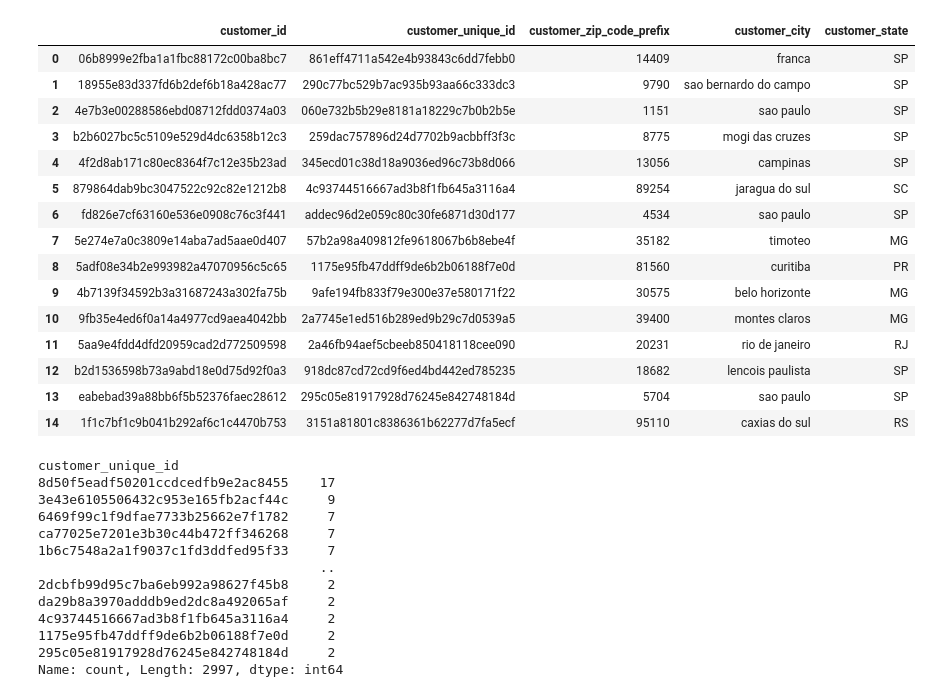
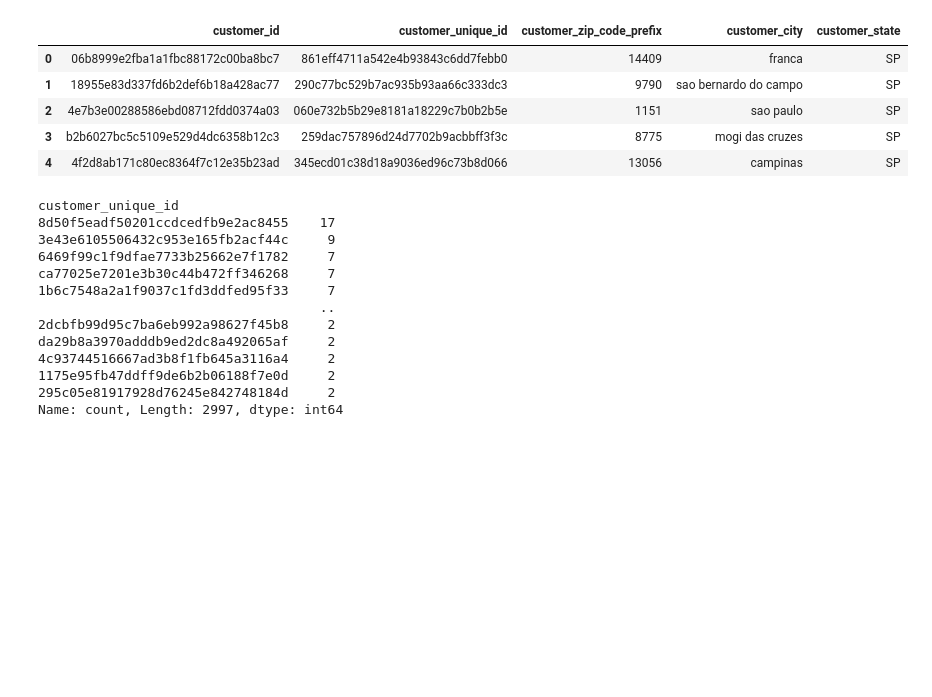
Before and after one commit to AnanyaKishore/da2402-project-ecom-analysis, a Jupyter notebook: data_analysis.ipynb, the cells around one changed output. Drawn from its saved outputs; the diff is of its cells as text; code cells hidden in the pictures; blank space fills up the shorter version.

```diff
--- a/data_analysis.ipynb
+++ b/data_analysis.ipynb
@@ -4,24 +4,14 @@ import pandas as pd
 import matplotlib.pyplot as plt
 # %%
 customers_df = pd.read_csv("olist_customers_dataset.csv")
-customers_df.head(15)
+customers_df.head()
 # %% [output]
 |  | customer_id | customer_unique_id | customer_zip_code_prefix | customer_city | customer_state |
 | 0 | 06b8999e2fba1a1fbc88172c00ba8bc7 | 861eff4711a542e4b93843c6dd7febb0 | 14409 | franca | SP |
 | 1 | 18955e83d337fd6b2def6b18a428ac77 | 290c77bc529b7ac935b93aa66c333dc3 | 9790 | sao bernardo do campo | SP |
 | 2 | 4e7b3e00288586ebd08712fdd0374a03 | 060e732b5b29e8181a18229c7b0b2b5e | 1151 | sao paulo | SP |
 | 3 | b2b6027bc5c5109e529d4dc6358b12c3 | 259dac757896d24d7702b9acbbff3f3c | 8775 | mogi das cruzes | SP |
 | 4 | 4f2d8ab171c80ec8364f7c12e35b23ad | 345ecd01c38d18a9036ed96c73b8d066 | 13056 | campinas | SP |
-| 5 | 879864dab9bc3047522c92c82e1212b8 | 4c93744516667ad3b8f1fb645a3116a4 | 89254 | jaragua do sul | SC |
-| 6 | fd826e7cf63160e536e0908c76c3f441 | addec96d2e059c80c30fe6871d30d177 | 4534 | sao paulo | SP |
-| 7 | 5e274e7a0c3809e14aba7ad5aae0d407 | 57b2a98a409812fe9618067b6b8ebe4f | 35182 | timoteo | MG |
-| 8 | 5adf08e34b2e993982a47070956c5c65 | 1175e95fb47ddff9de6b2b06188f7e0d | 81560 | curitiba | PR |
-| 9 | 4b7139f34592b3a31687243a302fa75b | 9afe194fb833f79e300e37e580171f22 | 30575 | belo horizonte | MG |
-| 10 | 9fb35e4ed6f0a14a4977cd9aea4042bb | 2a7745e1ed516b289ed9b29c7d0539a5 | 39400 | montes claros | MG |
-| 11 | 5aa9e4fdd4dfd20959cad2d772509598 | 2a46fb94aef5cbeeb850418118cee090 | 20231 | rio de janeiro | RJ |
-| 12 | b2d1536598b73a9abd18e0d75d92f0a3 | 918dc87cd72cd9f6ed4bd442ed785235 | 18682 | lencois paulista | SP |
-| 13 | eabebad39a88bb6f5b52376faec28612 | 295c05e81917928d76245e842748184d | 5704 | sao paulo | SP |
-| 14 | 1f1c7bf1c9b041b292af6c1c4470b753 | 3151a81801c8386361b62277d7fa5ecf | 95110 | caxias do sul | RS |
 # %%
 dup_ids = customers_df["customer_unique_id"].value_counts()
 dup_ids[dup_ids > 1]
```
Also changed, not shown: parts of 36 cells of this notebook.
